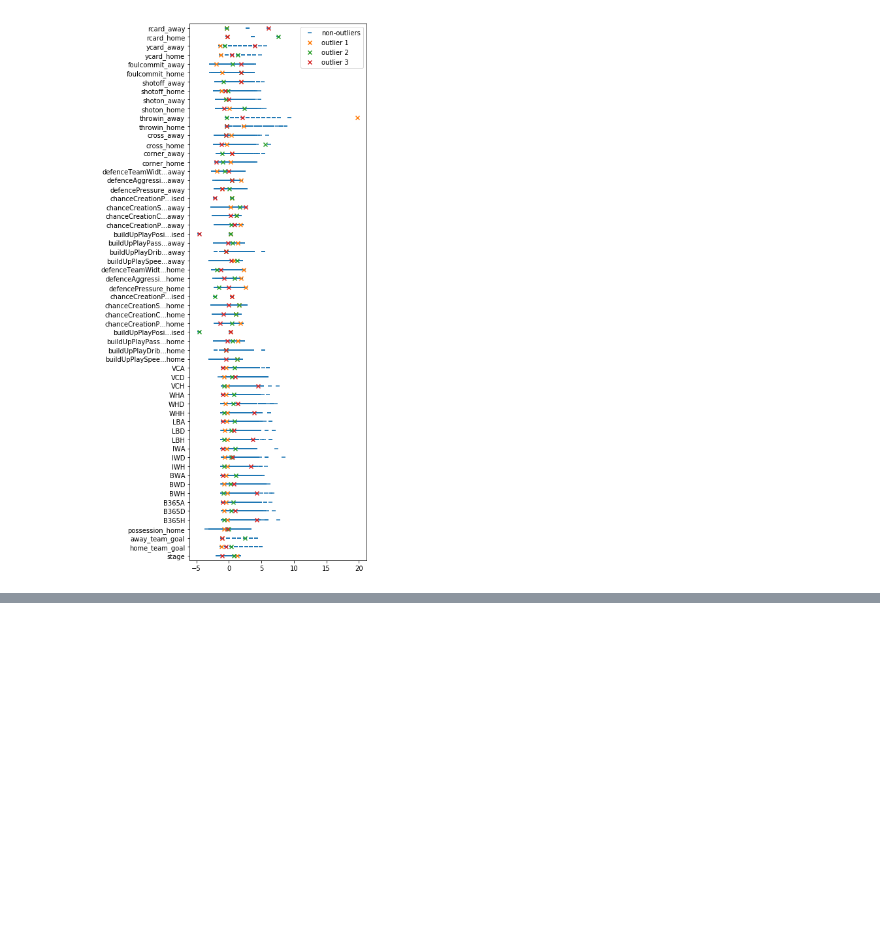
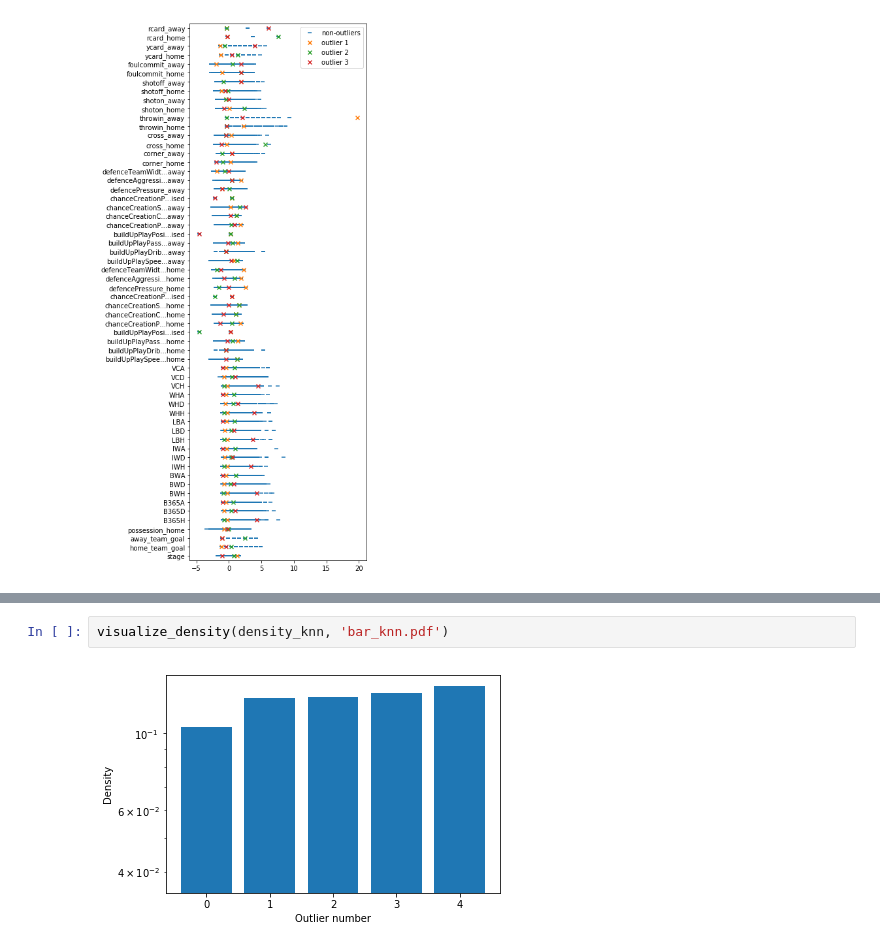
Before and after one commit to ShawnHouCHN/Introduction-to-Machine-Learning-and-Data-Mining-E17, a Jupyter notebook: Project3/Outliers.ipynb, the cells around one changed output, grey strips where cells are left out. Drawn from its saved outputs; the diff is of its cells as text; blank space fills up the shorter version.

```diff
--- a/Project3/Outliers.ipynb
+++ b/Project3/Outliers.ipynb
@@ -183,0 +198,4 @@ visualize_outliers(ard, 'KNN ARD')
+# %%
+visualize_density(density_knn, 'bar_knn.pdf')
+# %% [output]
+[figure, added]
```
Also changed, not shown: parts of 3 cells of this notebook.
